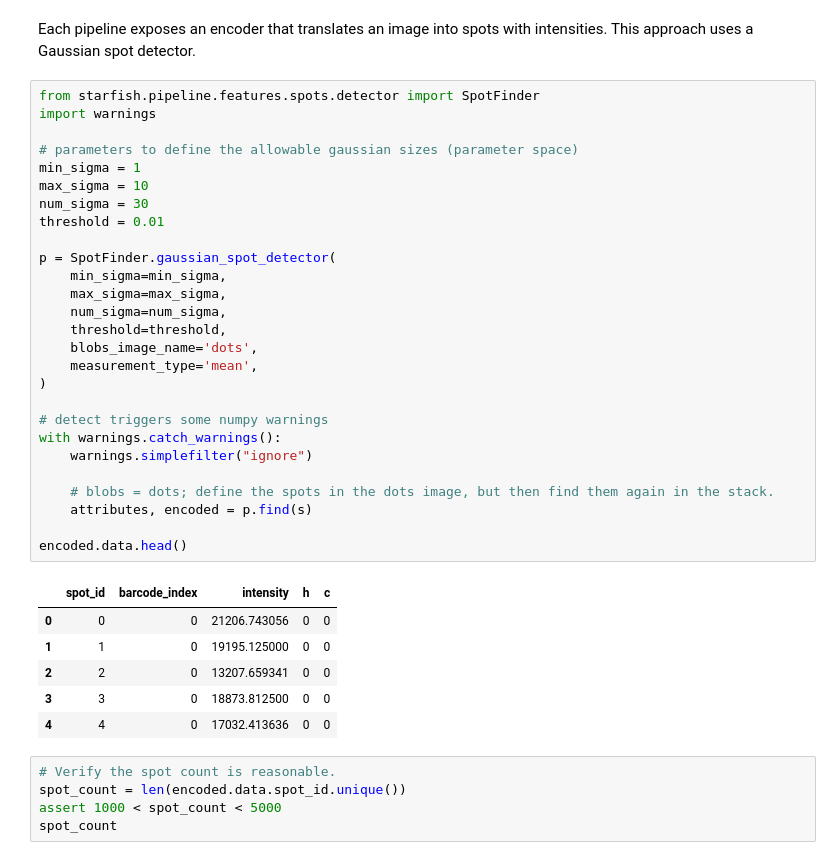
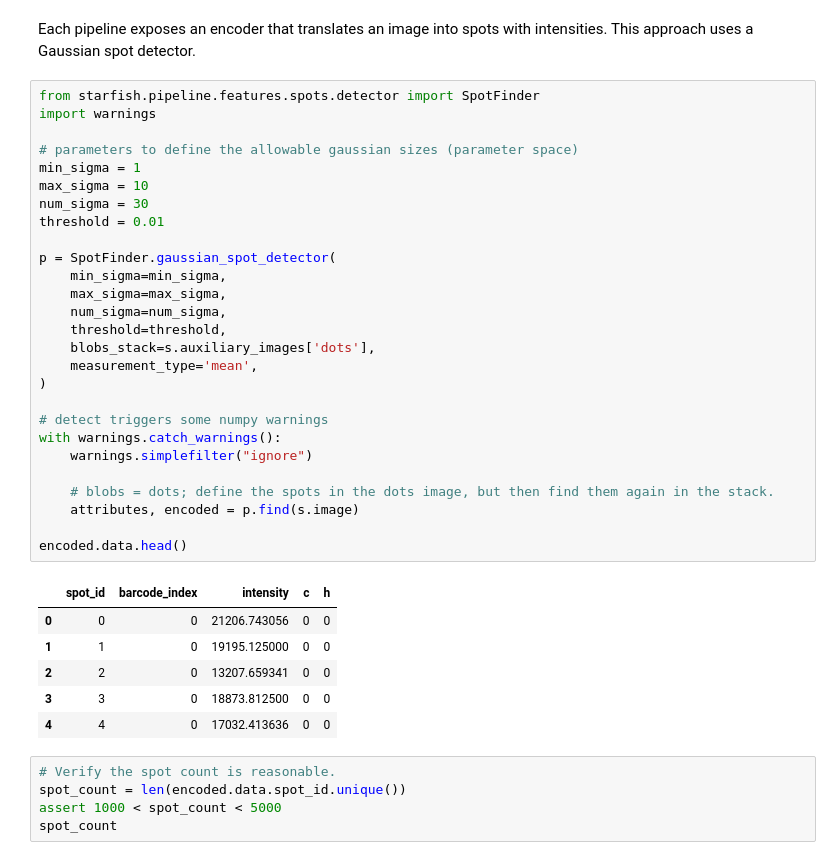
Before and after one commit to joshmoore/starfish, a Jupyter notebook: notebooks/ISS_Pipeline_-_Breast_-_1_FOV.ipynb, the cells around one changed output. Saved outputs shown, nothing was run; the diff lists cells and outputs as text.

Commit message:
Extricate Stack from spot detection.

```diff
--- a/notebooks/ISS_Pipeline_-_Breast_-_1_FOV.ipynb
+++ b/notebooks/ISS_Pipeline_-_Breast_-_1_FOV.ipynb
@@ -125,32 +125,32 @@ Each pipeline exposes an encoder that translates an image into spots with intens
 # %%
 from starfish.pipeline.features.spots.detector import SpotFinder
 import warnings
 
 # parameters to define the allowable gaussian sizes (parameter space)
 min_sigma = 1
 max_sigma = 10
 num_sigma = 30
 threshold = 0.01
 
 p = SpotFinder.gaussian_spot_detector(
     min_sigma=min_sigma,
     max_sigma=max_sigma,
     num_sigma=num_sigma,
     threshold=threshold,
-    blobs_image_name='dots',
+    blobs_stack=s.auxiliary_images['dots'],
     measurement_type='mean',
 )
 
 # detect triggers some numpy warnings
 with warnings.catch_warnings():
     warnings.simplefilter("ignore")
 
     # blobs = dots; define the spots in the dots image, but then find them again in the stack.
-    attributes, encoded = p.find(s)
+    attributes, encoded = p.find(s.image)
 
 encoded.data.head()
 # %% [output]
-|  | spot_id | barcode_index | intensity | h | c |
+|  | spot_id | barcode_index | intensity | c | h |
 | 0 | 0 | 0 | 21206.743056 | 0 | 0 |
 | 1 | 1 | 0 | 19195.125000 | 0 | 0 |
 | 2 | 2 | 0 | 13207.659341 | 0 | 0 |
```
Also changed, not shown: parts of 1 cell of this notebook, 8 other files.
